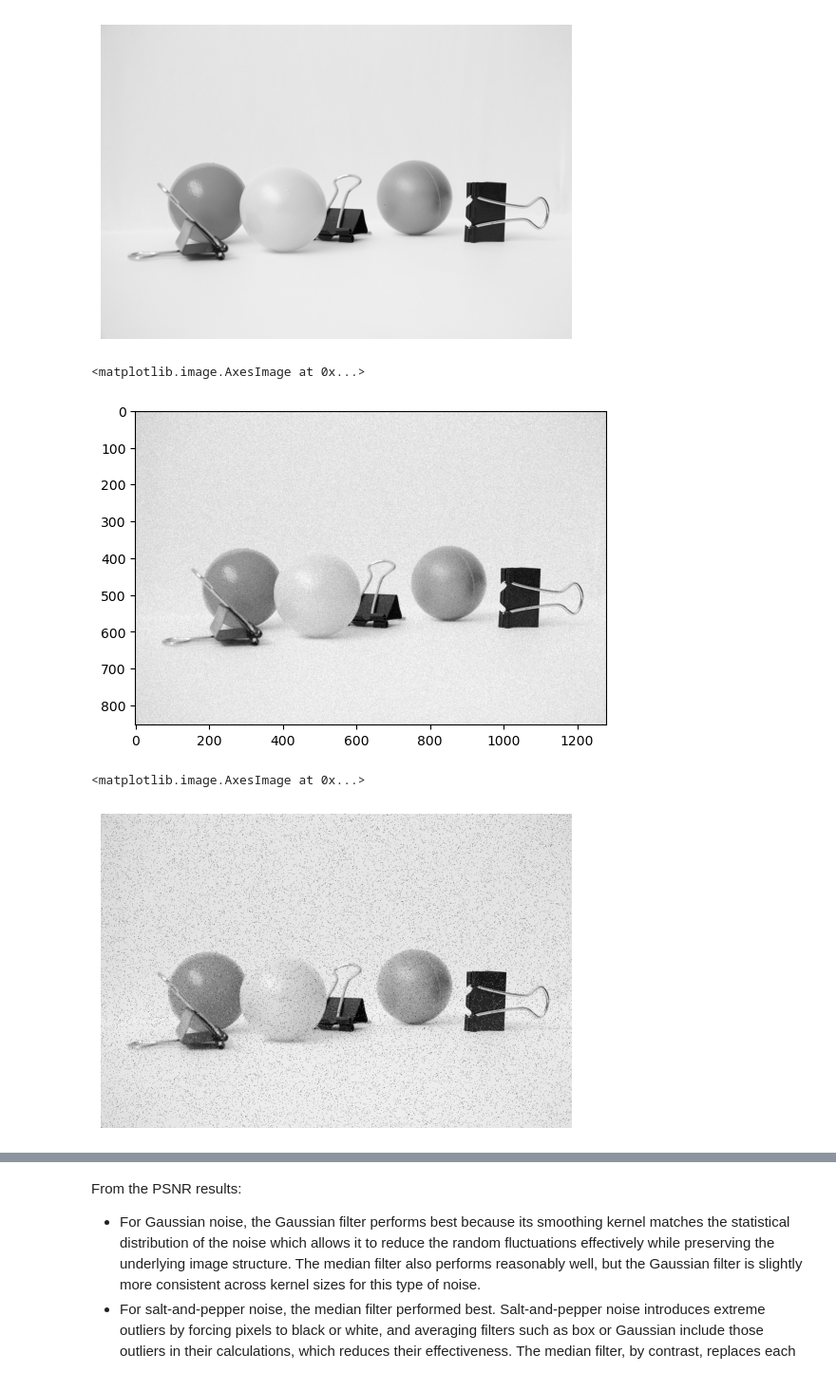
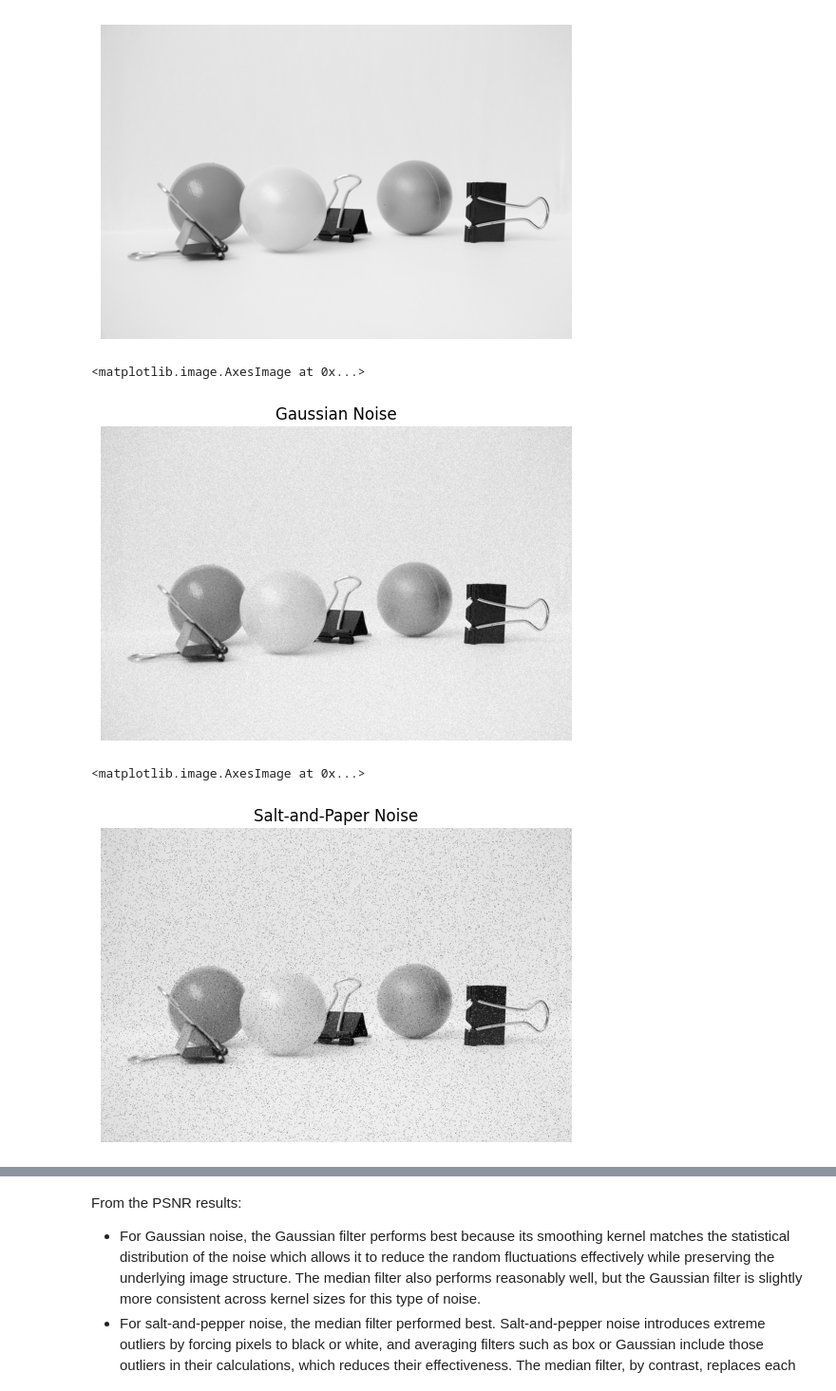
Before and after one commit to kcbesa/cv_practical_work, a Jupyter notebook: csc6502-prac1-CHIPOMPO/Practical_1.ipynb, the cells around one changed output, grey strips where cells are left out. Shown at 95% size. Saved outputs shown, nothing was run; the diff lists cells and outputs as text; code cells hidden in the pictures.

```diff
--- a/csc6502-prac1-CHIPOMPO/Practical_1.ipynb
+++ b/csc6502-prac1-CHIPOMPO/Practical_1.ipynb
@@ -143,18 +91,20 @@ plt.imshow(gray_image, cmap="gray")
 # %%
 #########################################################################
 # IMAGE WITH GAUSSIAN NOISE
 #########################################################################
 g_noise=np.random.normal(0, 15, gray_image.shape)
 
 # Add noise safely
 g_noisy_gray_image = gray_image.astype(np.float32) + g_noise
 
 # Clip to [0,255] and convert back
-g_noisy_gray_image_clipped = np.clip(noisy_gray_image, 0, 255).astype(np.uint8)
+g_noisy_gray_image_clipped = np.clip(g_noisy_gray_image, 0, 255).astype(np.uint8)
+plt.title("Gaussian Noise")
+plt.axis('off')
 plt.imshow(g_noisy_gray_image_clipped, cmap="gray")
 # %% [output]
 <matplotlib.image.AxesImage at 0x...>
-[figure, old version]
+[figure, new version]
 # %%
 #########################################################################
 # IMAGE WITH SALT-AND-PAPER NOISE
@@ -172,11 +122,12 @@ coords = [np.random.randint(0, i-1, num_pixels) for i in gray_image.shape]
 sp_noisy_gray_image[coords[0][:num_pixels//2], coords[1][:num_pixels//2]] = 0
 sp_noisy_gray_image[coords[0][num_pixels//2:], coords[1][num_pixels//2:]] = 255
 #sp_noisy_gray_image = sp_noisy_gray_image.astype(np.uint8)
+plt.title("Salt-and-Paper Noise")
 plt.axis('off')
 plt.imshow(sp_noisy_gray_image, cmap='gray')
 # %% [output]
 <matplotlib.image.AxesImage at 0x...>
-[figure, old version]
+[figure, new version]
 # %%
 ###########################################################
 # PSNR function
```
Also changed, not shown: parts of 7 cells of this notebook, 5 other files.
